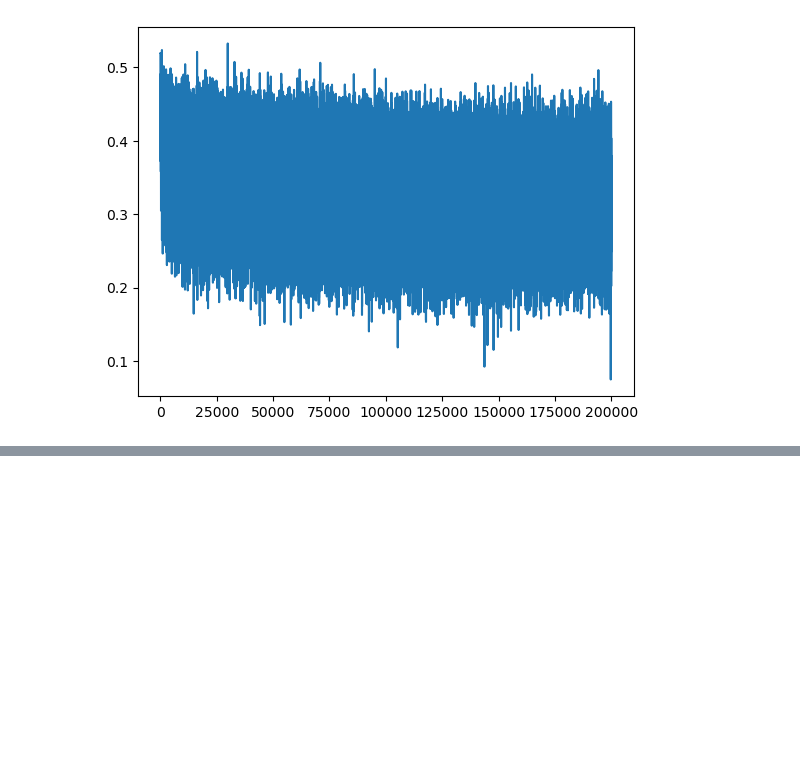
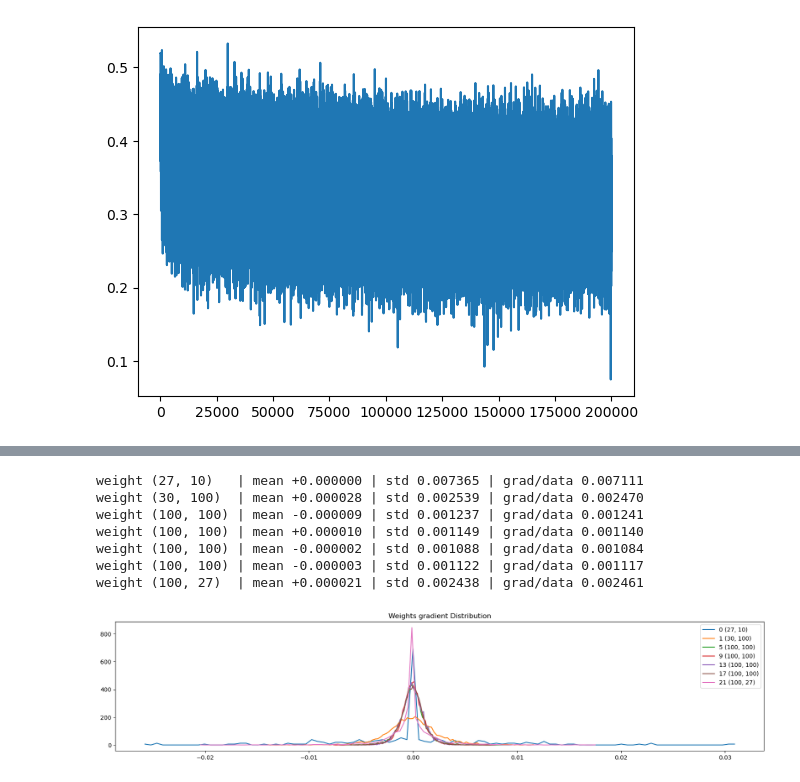
Before and after one commit to yarchickkk/makemore, a Jupyter notebook: mlp2.ipynb, the cells around one changed output, grey strips where cells are left out. Cells and saved outputs as stored; diff of their text form; code cells hidden in the pictures; blank space fills up the shorter version.

```diff
--- a/mlp2.ipynb
+++ b/mlp2.ipynb
@@ -413,0 +419,22 @@ layer 9  Tanh | mean -0.000002 | std 0.000305
+# %%
+# visualize histograms
+plt.figure(figsize=(20, 4))
+legends = []
+for i, p in enumerate(parameters):
+    t = p.grad
+    if p.ndim == 2:
+        print(f'weight {str(tuple(p.shape)):10s} | mean {t.mean():+.6f} | std {t.std():.6f} | grad/data {t.std() / p.std():.6f}')
+        hy, hx = torch.histogram(t, density=True)
+        plt.plot(hx[:-1].detach(), hy.detach())
+        legends.append(f'{i} {tuple(p.shape)}')
+plt.legend(legends)
+plt.title('Weights gradient Distribution');
+# %% [output]
+weight (27, 10)   | mean +0.000000 | std 0.007365 | grad/data 0.007111
+weight (30, 100)  | mean +0.000028 | std 0.002539 | grad/data 0.002470
+weight (100, 100) | mean -0.000009 | std 0.001237 | grad/data 0.001241
+weight (100, 100) | mean +0.000010 | std 0.001149 | grad/data 0.001140
+weight (100, 100) | mean -0.000002 | std 0.001088 | grad/data 0.001084
+weight (100, 100) | mean -0.000003 | std 0.001122 | grad/data 0.001117
+weight (100, 27)  | mean +0.000021 | std 0.002438 | grad/data 0.002461
+[figure, added]
```
Also changed, not shown: parts of 7 cells of this notebook.
